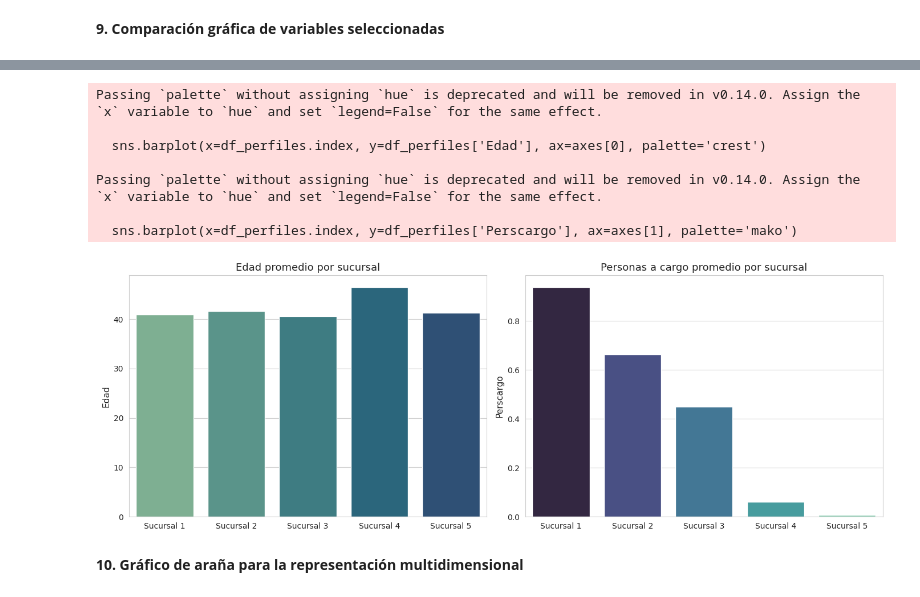
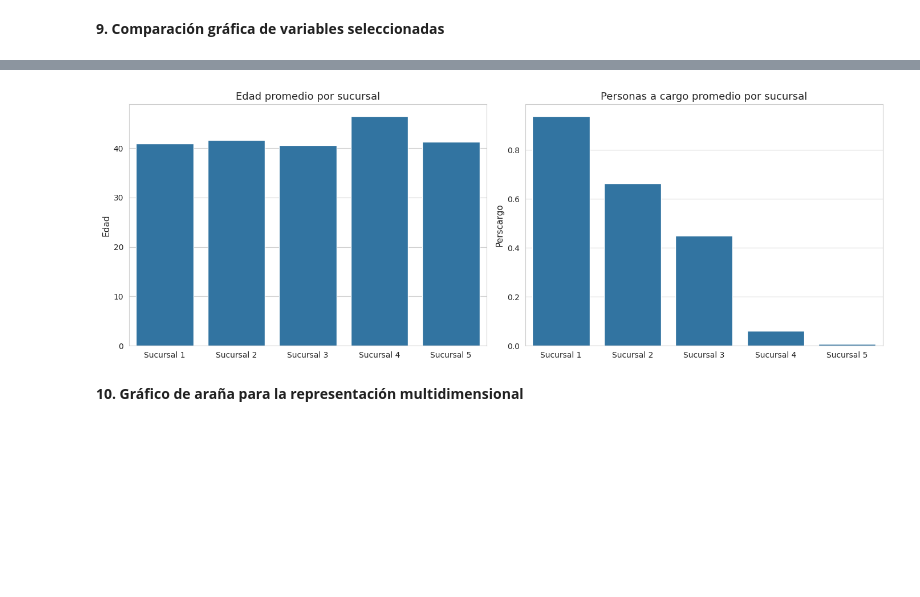
Before and after one commit to mariajosemuskusl/Integracion-de-Datos-y-Prospectiva, a Jupyter notebook: Reto_3_Integración_Multidimensional.ipynb, the cells around one changed output, grey strips where cells are left out. Cells and saved outputs as stored; diff of their text form; code cells hidden in the pictures; blank space fills up the shorter version.

```diff
--- a/Reto_3_Integración_Multidimensional.ipynb
+++ b/Reto_3_Integración_Multidimensional.ipynb
@@ -368,27 +353,20 @@ Passing `palette` without assigning `hue` is deprecated and will be removed in v
 # %%
 fig, axes = plt.subplots(1, 2, figsize=(14, 5))
 
-sns.barplot(x=df_perfiles.index, y=df_perfiles['Edad'], ax=axes[0], palette='crest')
+sns.barplot(x=df_perfiles.index, y=df_perfiles['Edad'], ax=axes[0])
 axes[0].set_title('Edad promedio por sucursal')
 axes[0].set_xlabel('')
 axes[0].tick_params(axis='x', rotation=0)
 
-sns.barplot(x=df_perfiles.index, y=df_perfiles['Perscargo'], ax=axes[1], palette='mako')
+sns.barplot(x=df_perfiles.index, y=df_perfiles['Perscargo'], ax=axes[1])
 axes[1].set_title('Personas a cargo promedio por sucursal')
 axes[1].set_xlabel('')
 axes[1].tick_params(axis='x', rotation=0)
 
 plt.tight_layout()
 plt.show()
 # %% [output]
-Passing `palette` without assigning `hue` is deprecated and will be removed in v0.14.0. Assign the `x` variable to `hue` and set `legend=False` for the same effect.
-
-  sns.barplot(x=df_perfiles.index, y=df_perfiles['Edad'], ax=axes[0], palette='crest')
-
-Passing `palette` without assigning `hue` is deprecated and will be removed in v0.14.0. Assign the `x` variable to `hue` and set `legend=False` for the same effect.
-
-  sns.barplot(x=df_perfiles.index, y=df_perfiles['Perscargo'], ax=axes[1], palette='mako')
-[figure, old version]
+[figure, new version]
 # %% [markdown]
 **10. Gráfico de araña para la representación multidimensional**
 # %%
```
Also changed, not shown: parts of 2 cells of this notebook.
